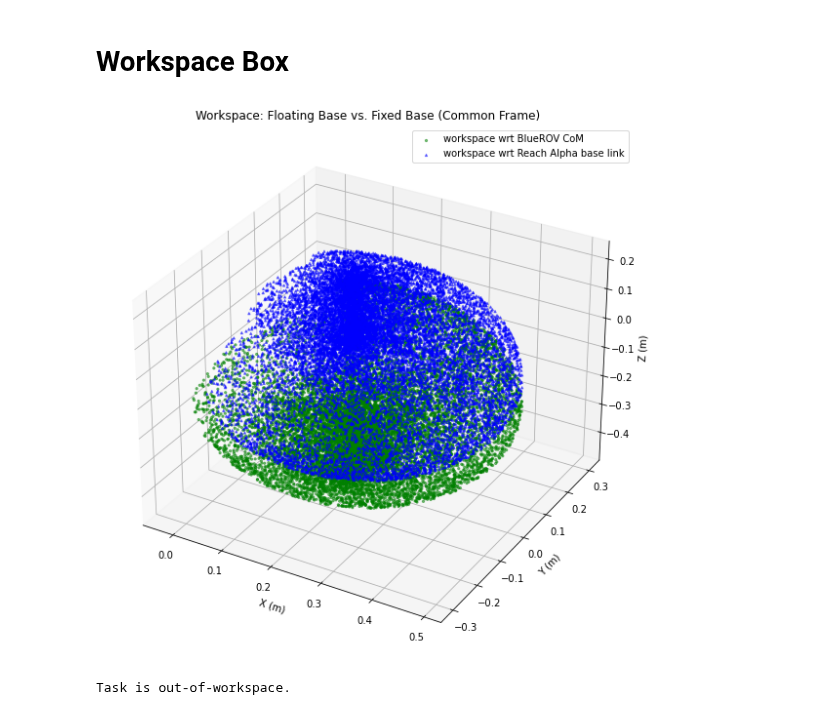
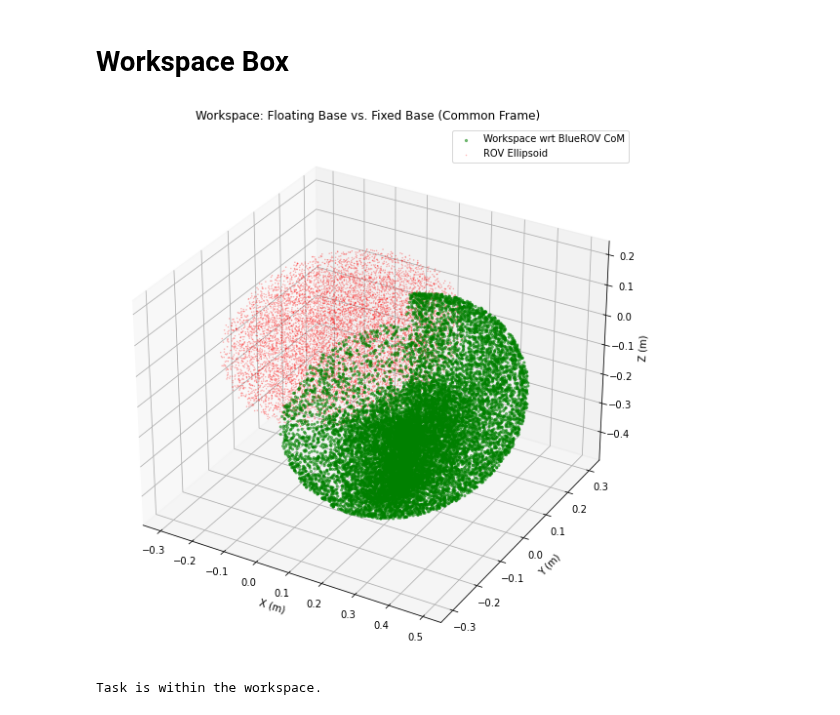
Before and after one commit to edxmorgan/diff_uvms, a Jupyter notebook: usage/example/forward_kinematics.ipynb, the cells around one changed output. Cells and saved outputs as stored; diff of their text form; code cells hidden in the pictures.

```diff
--- a/usage/example/forward_kinematics.ipynb
+++ b/usage/example/forward_kinematics.ipynb
@@ -87,4 +86,14 @@ np.save("workspace.npy", positions_fb)
 # %%
+def generate_rov_ellipsoid(a=0.5, b=0.3, c=0.2, num_points=10000):
+    points = []
+    while len(points) < num_points:
+        pt = np.random.uniform(-1, 1, 3)
+        if (pt[0]/a)**2 + (pt[1]/b)**2 + (pt[2]/c)**2 <= 1:
+            points.append(pt)
+    return points
+
+rov_ellipsoid_cl_pts = generate_rov_ellipsoid(a=0.3, b=0.3, c=0.2, num_points=10000) #vehicle cloudpoints
+
 def transform_positions(positions, base_T0):
     """
     positions: (N x 3) array of points (the fixed-base workspace).
@@ -101,58 +110,62 @@ def plot_floating_vs_fixed(
     # Fixed-base data (wrt Reach Alpha base link)
     positions_fx, min_pos_fx, max_pos_fx,
     # base_T0: [r, p, y, x, y, z], used for translation offset
-    base_T0
+    base_T0,
+    # Optional: additional points to plot (e.g., ROV ellipsoid points)
+    extra_pts=None
 ):
     """
     Plots both floating-base and fixed-base workspaces in the same frame,
-    with distinct colors for better visual separation.
-
-    - The floating-base data is presumed to be wrt the BlueROV center of mass (CoM).
-    - The fixed-base data is presumed to be wrt the Reach Alpha base link.
-    - We shift the fixed-base points by [x, y, z] from base_T0 so that both sets
-      appear in the same coordinate frame.
+    with distinct colors for better visual separation. Also optionally plots
+    an extra set of points (e.g., ROV ellipsoid) if provided.
     """
     # 1) Shift fixed-base points so their origin aligns with the floating-base reference
     positions_fx_offset = transform_positions(positions_fx, base_T0)
 
-    # (Optional) also shift min/max if you need to combine bounding boxes, etc.
-    # tx, ty, tz = base_T0[3], base_T0[4], base_T0[5]
-    # min_pos_fx_offset = min_pos_fx + np.array([tx, ty, tz])
-    # max_pos_fx_offset = max_pos_fx + np.array([tx, ty, tz])
-
     # 2) Plot
-    fig = plt.figure(figsize=(12, 10))  # Make the figure larger
+    fig = plt.figure(figsize=(12, 10))
     ax = fig.add_subplot(projection='3d')
 
     # Floating-base workspace: wrt BlueROV CoM
     ax.scatter(
         positions_fb[:, 0], positions_fb[:, 1], positions_fb[:, 2],
         c='green', marker='o', s=5, alpha=0.5,
-        label='workspace wrt BlueROV CoM'
+        label='Workspace wrt BlueROV CoM'
     )
 
-    # Fixed-base workspace: wrt Reach Alpha base link (shifted)
-    ax.scatter(
-        positions_fx_offset[:, 0], positions_fx_offset[:, 1], positions_fx_offset[:, 2],
-        c='blue', marker='^', s=5, alpha=0.5,
-        label='workspace wrt Reach Alpha base link'
-    )
+    # # Fixed-base workspace: wrt Reach Alpha base link (shifted)
+    # ax.scatter(
+    #     positions_fx_offset[:, 0], positions_fx_offset[:, 1], positions_fx_offset[:, 2],
+    #     c='blue', marker='^', s=5, alpha=0.5,
+    #     label='Workspace wrt Reach Alpha base link'
+    # )
+
+    # Plot extra points if provided (e.g., ROV ellipsoid)
+    if extra_pts is not None:
+        extra_pts = np.array(extra_pts)
+        ax.scatter(
+            extra_pts[:, 0], extra_pts[:, 1], extra_pts[:, 2],
+            c='red', marker='.', s=1, alpha=0.3,
+            label='ROV Ellipsoid'
+        )
 
     ax.set_title("Workspace: Floating Base vs. Fixed Base (Common Frame)")
     ax.set_xlabel("X (m)")
     ax.set_ylabel("Y (m)")
     ax.set_zlabel("Z (m)")
     ax.legend()
     plt.show()
 
-plot_floating_vs_fixed(positions_fb, min_pos_fb, max_pos_fb,
-                       positions_fx, min_pos_fx, max_pos_fx,
-                       alpha.base_T0)
-
+plot_floating_vs_fixed(
+    positions_fb, min_pos_fb, max_pos_fb,
+    positions_fx, min_pos_fx, max_pos_fx,
+    alpha.base_T0,
+    extra_pts=rov_ellipsoid_cl_pts
+)
 # # wrt bluerov center of mass
 # list(zip(min_pos_fb, max_pos_fb))
 
 # # wrt reach alpha base link
 # list(zip(min_pos_fx, max_pos_fx))
 # %% [output]
-[figure, old version]
+[figure, new version]
@@ -176,9 +190,9 @@ def is_point_in_convex_workspace(point, hull):
 # %%
-task_point = np.array([0.3, 0.1, 0.1])  # Example target position
+task_point = np.array([0.31396762,  0.00519786, -0.21436635])  # Example target position
 
-if is_point_in_convex_workspace(task_point, hull).item():
+if is_endeffector_point_workspace_valid(task_point):
     print("Task is within the workspace.")
 else:
     print("Task is out-of-workspace.")
 # %% [output]
-Task is out-of-workspace.
+Task is within the workspace.
```
Also changed, not shown: parts of 4 cells of this notebook, 3 other files.
